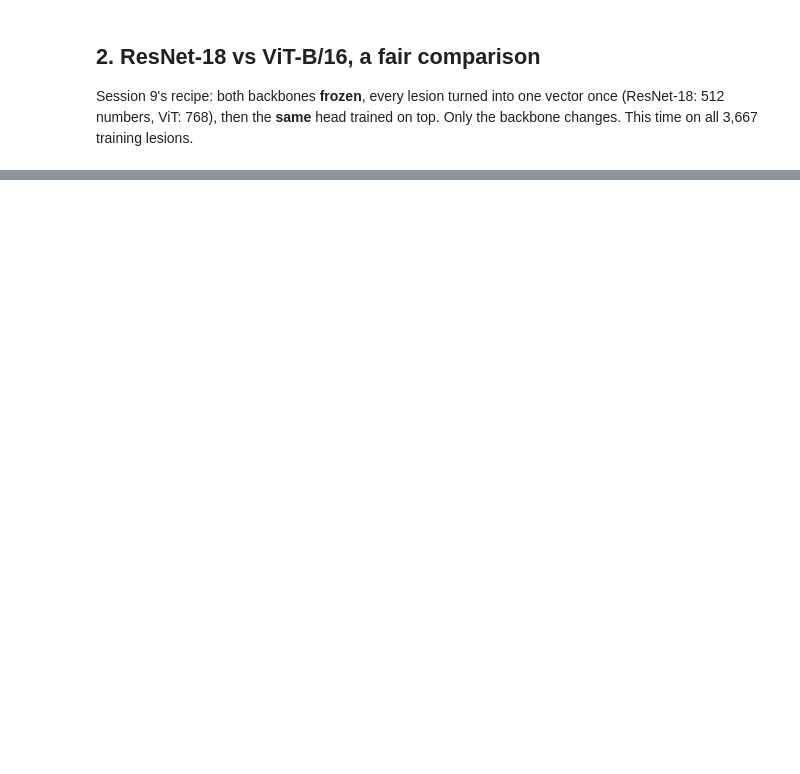
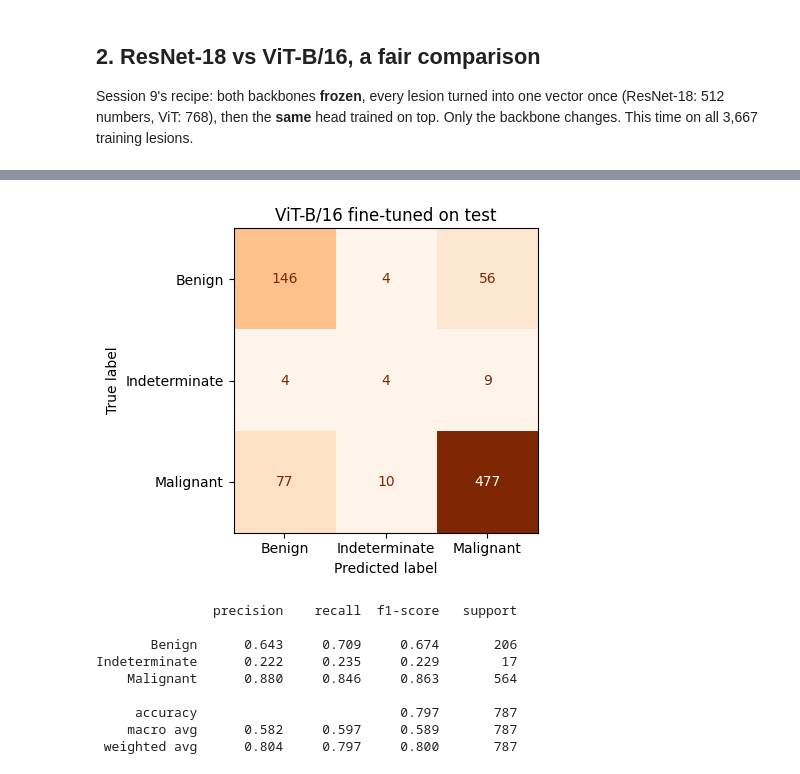
Before and after one commit to sopipi180/ComputerVisionandSpeechRecognition, a Jupyter notebook: m4_best_model/m4.ipynb, the cells around one changed output, grey strips where cells are left out. Cells and saved outputs as stored; diff of their text form; code cells hidden in the pictures; blank space fills up the shorter version.

```diff
--- a/m4_best_model/m4.ipynb
+++ b/m4_best_model/m4.ipynb
@@ -123,7 +132,7 @@ def features(name, X, split):
     if not f.exists():
         net, t0 = backbone(name), time.perf_counter()
         with torch.no_grad():
-            out = torch.cat([net(prep(X[i:i + 64]).to(device)).cpu() for i in range(0, len(X), 64)])
+            out = torch.cat([net(prep(X[i:i + 64])).cpu() for i in range(0, len(X), 64)])
         torch.save(out, f)
         print(f"{name} {split}: {tuple(out.shape)} in {time.perf_counter() - t0:.0f} s")
     return torch.load(f)
@@ -173,0 +294,9 @@ plt.tight_layout()
+# %%
+# PURPOSE: choose the final model on VALIDATION only. The test set is still closed.
+
+if best_vit["f1"] > best_resnet["f1"]:
+    best_name, model = "ViT-B/16 fine-tuned", vit
+else:
+    best_name, model = "ResNet-18 fine-tuned", resnet
+print(f"ResNet-18 fine-tuned {best_resnet['f1']:.3f} | ViT-B/16 fine-tuned {best_vit['f1']:.3f}")
+print("final model:", best_name)
@@ -173,0 +306,17 @@ plt.tight_layout()
+# %%
+# PURPOSE: open the test set ONCE, now that the choice is made, and score every M4 model for the scoreboard.
+
+test_pred = {"ResNet-18 fine-tuned": predict(resnet, X["test"]),
+             "ViT-B/16 fine-tuned": predict(vit, X["test"])}
+
+m4 = pd.DataFrame([
+    {"model": "ResNet-18 frozen + head", "val": val_f1["resnet18"],
+     "test": macro_f1(heads["resnet18"], feats["resnet18"]["test"], y["test"])},
+    {"model": "ViT-B/16 frozen + head", "val": val_f1["vit_b_16"],
+     "test": macro_f1(heads["vit_b_16"], feats["vit_b_16"]["test"], y["test"])},
+    {"model": "ResNet-18 fine-tuned", "val": best_resnet["f1"],
+     "test": f1_score(y["test"], test_pred["ResNet-18 fine-tuned"], average="macro")},
+    {"model": "ViT-B/16 fine-tuned", "val": best_vit["f1"],
+     "test": f1_score(y["test"], test_pred["ViT-B/16 fine-tuned"], average="macro")},
+]).round(3)
+m4
@@ -173,0 +345,25 @@ plt.tight_layout()
+# %%
+# PURPOSE: the final model's mistakes on test, as counts and per class.
+
+from sklearn.metrics import classification_report
+
+pred = test_pred[best_name]
+
+fig, ax = plt.subplots(figsize=(5, 4))
+ConfusionMatrixDisplay.from_predictions(y["test"], pred, display_labels=CLASSES, cmap="Oranges", ax=ax, colorbar=False)
+ax.set_title(f"{best_name} on test")
+plt.tight_layout()
+plt.show()
+
+print(classification_report(y["test"], pred, target_names=CLASSES, digits=3))
+# %% [output]
+[figure, added]
+               precision    recall  f1-score   support
+
+       Benign      0.643     0.709     0.674       206
+Indeterminate      0.222     0.235     0.229        17
+    Malignant      0.880     0.846     0.863       564
+
+     accuracy                          0.797       787
+    macro avg      0.582     0.597     0.589       787
+ weighted avg      0.804     0.797     0.800       787
```
Also changed, not shown: parts of 32 cells of this notebook.
